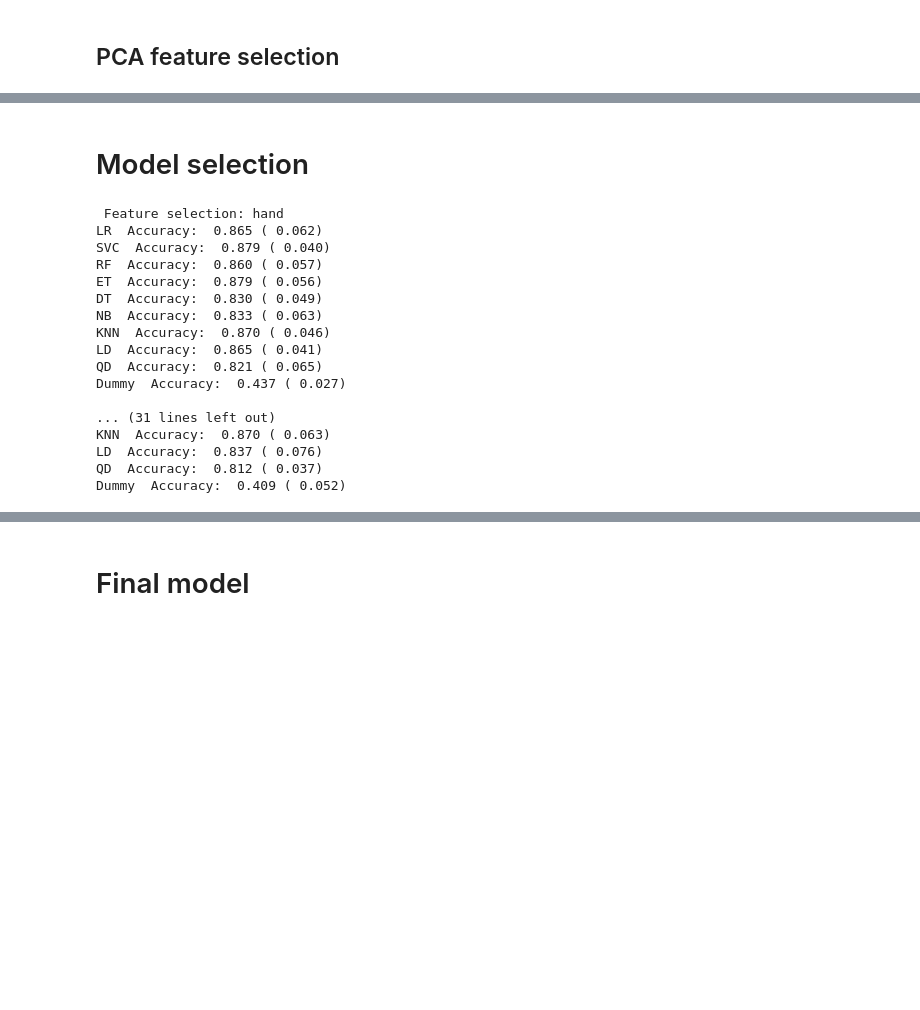
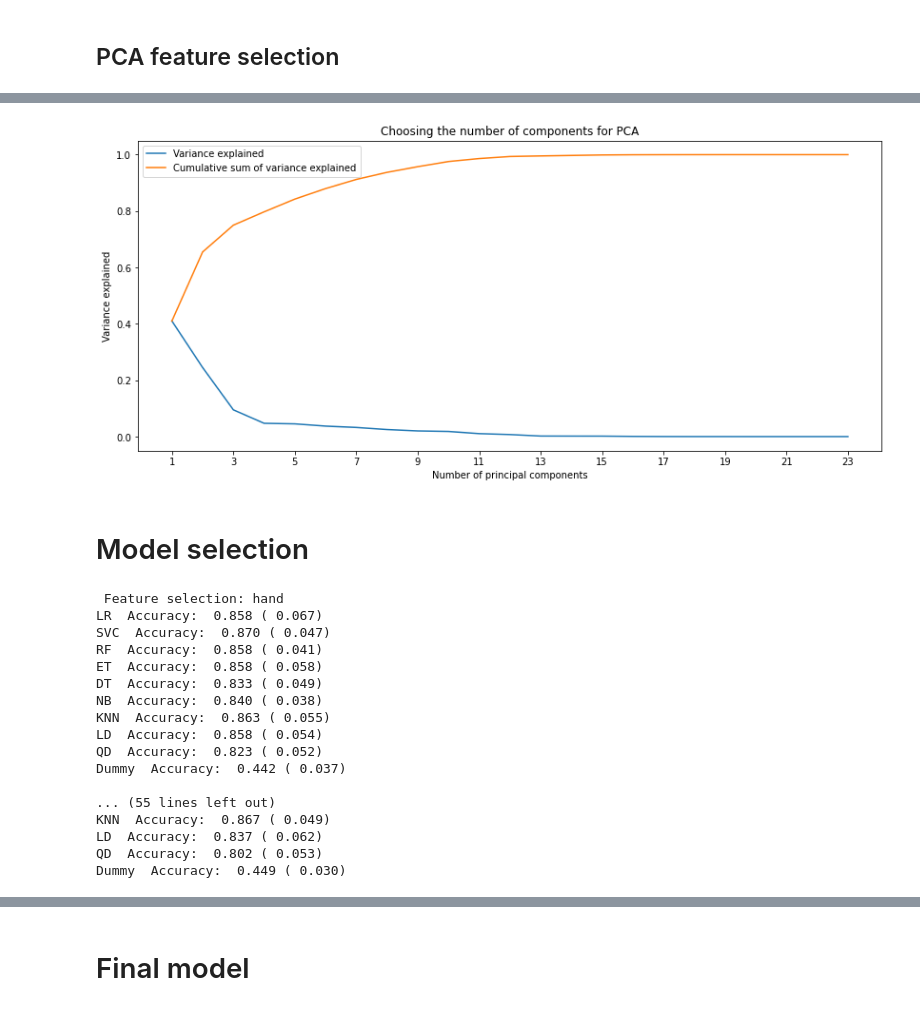
Before and after one commit to Jimmeeee/IML-project, a Jupyter notebook: project.ipynb, the cells around one changed output, grey strips where cells are left out. Saved outputs shown, nothing was run; the diff lists cells and outputs as text; code cells hidden in the pictures; blank space fills up the shorter version.

```diff
--- a/project.ipynb
+++ b/project.ipynb
@@ -124,15 +124,16 @@ r = rfe(normalize(hand(X)),plot=True)
 
 from sklearn.decomposition import PCA
 
-pca=PCA()
-pca.fit_transform(normalize(X),y) #fit and transform for the normalized X
-variances=pca.explained_variance_ratio_
+def pca_plot(X):
+    pca=PCA()
+    pca.fit_transform(X,y) #fit and transform for the normalized X
+    variances=pca.explained_variance_ratio_
 
-plt.figure(figsize=(14,6))
-plt.plot(np.arange(1,len(variances)+1),variances)
-plt.plot(np.arange(1,len(variances)+1),np.cumsum(variances))
-plt.xticks(np.arange(1,100,2))
-plt.legend(['Variance explained','Cumulative sum of variance explained'])
-plt.xlabel("Number of principal components")
-plt.ylabel("Variance explained")
-plt.title("Choosing the number of components for PCA")
+    plt.figure(figsize=(14,6))
+    plt.plot(np.arange(1,len(variances)+1),variances)
+    plt.plot(np.arange(1,len(variances)+1),np.cumsum(variances))
+    plt.xticks(np.arange(1,len(variances)+1,2))
+    plt.legend(['Variance explained','Cumulative sum of variance explained'])
+    plt.xlabel("Number of principal components")
+    plt.ylabel("Variance explained")
+    plt.title("Choosing the number of components for PCA")
@@ -142,3 +144,7 @@ Text(0.5, 1.0, 'Choosing the number of components for PCA')
+# %%
+pca_plot(normalize(hand(X)))
+# %% [output]
+[figure, added]
 # %%
 from sklearn.decomposition import PCA
 
@@ -178,9 +184,10 @@ def modeling(model, X):
     return np.mean(scores), np.std(scores)
 # %%
 # accuracies of the models using hand selected features, pca features and rfe features(takes a while).
-names = ["hand", "pca", "rfe", "default"]
+names = ["hand", "pca", "rfe", "hand+pca", "hand+rfe", "default"]
 # normalize after hand selecting features
-selection = [normalize(hand(X)), pca(normalize(X)), rfe(normalize(X)), normalize(X)]
+selection = [normalize(hand(X)), pca(normalize(X), 30), rfe(normalize(X)), pca(normalize(hand(X)), 11),
+             rfe(normalize(hand(X))), normalize(X)]
 models = [("LR", LogisticRegression()), ("SVC", SVC()), ("RF", RandomForestClassifier()),\
           ("ET", ExtraTreesClassifier()),("DT", DecisionTreeClassifier()),("NB", GaussianNB()), \
           ("KNN", KNeighborsClassifier(n_neighbors=3)), ("LD", LinearDiscriminantAnalysis()), \
@@ -200,19 +207,19 @@ for i in range(len(names)):
         err.append(s)
 # %% [output]
  Feature selection: hand
-LR  Accuracy:  0.865 ( 0.062)
-SVC  Accuracy:  0.879 ( 0.040)
-RF  Accuracy:  0.860 ( 0.057)
-ET  Accuracy:  0.879 ( 0.056)
-DT  Accuracy:  0.830 ( 0.049)
-NB  Accuracy:  0.833 ( 0.063)
-KNN  Accuracy:  0.870 ( 0.046)
-LD  Accuracy:  0.865 ( 0.041)
-QD  Accuracy:  0.821 ( 0.065)
-Dummy  Accuracy:  0.437 ( 0.027)
+LR  Accuracy:  0.858 ( 0.067)
+SVC  Accuracy:  0.870 ( 0.047)
+RF  Accuracy:  0.858 ( 0.041)
+ET  Accuracy:  0.858 ( 0.058)
+DT  Accuracy:  0.833 ( 0.049)
+NB  Accuracy:  0.840 ( 0.038)
+KNN  Accuracy:  0.863 ( 0.055)
+LD  Accuracy:  0.858 ( 0.054)
+QD  Accuracy:  0.823 ( 0.052)
+Dummy  Accuracy:  0.442 ( 0.037)
 
-... (31 lines left out)
-KNN  Accuracy:  0.870 ( 0.063)
-LD  Accuracy:  0.837 ( 0.076)
-QD  Accuracy:  0.812 ( 0.037)
-Dummy  Accuracy:  0.409 ( 0.052)
+... (55 lines left out)
+KNN  Accuracy:  0.867 ( 0.049)
+LD  Accuracy:  0.837 ( 0.062)
+QD  Accuracy:  0.802 ( 0.053)
+Dummy  Accuracy:  0.449 ( 0.030)
```
Also changed, not shown: parts of 5 cells of this notebook.
